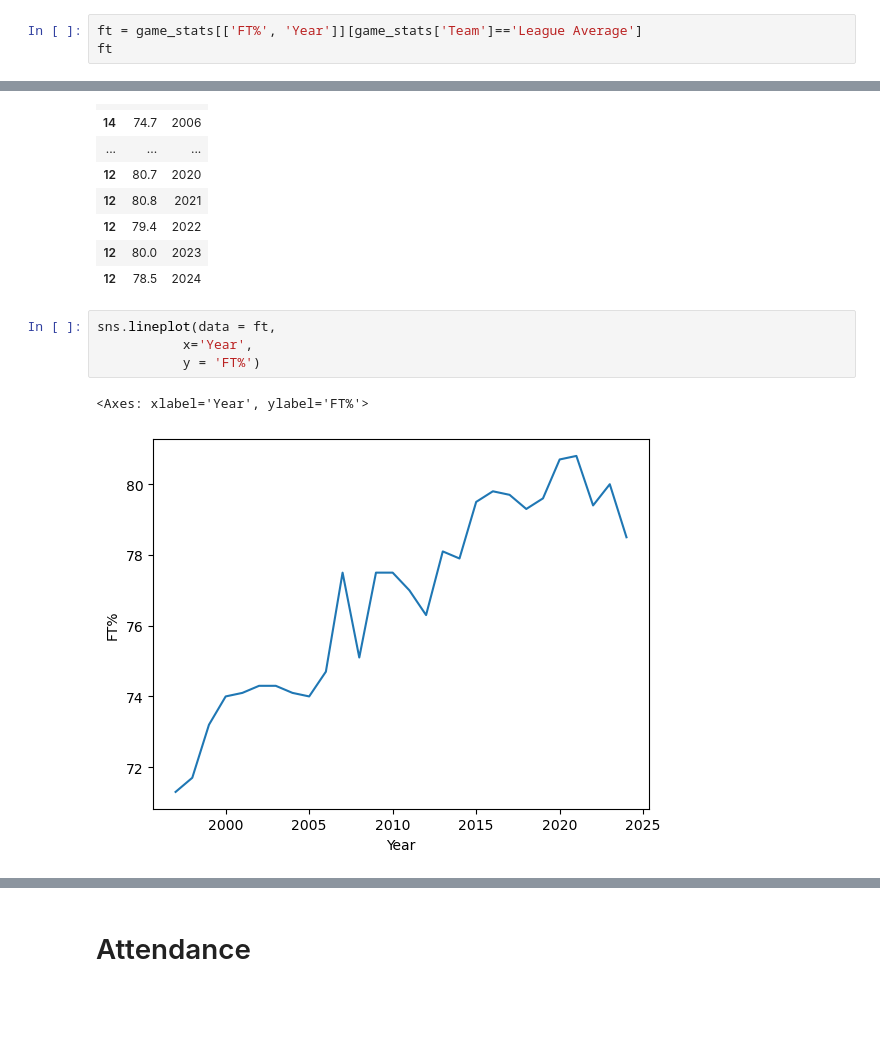
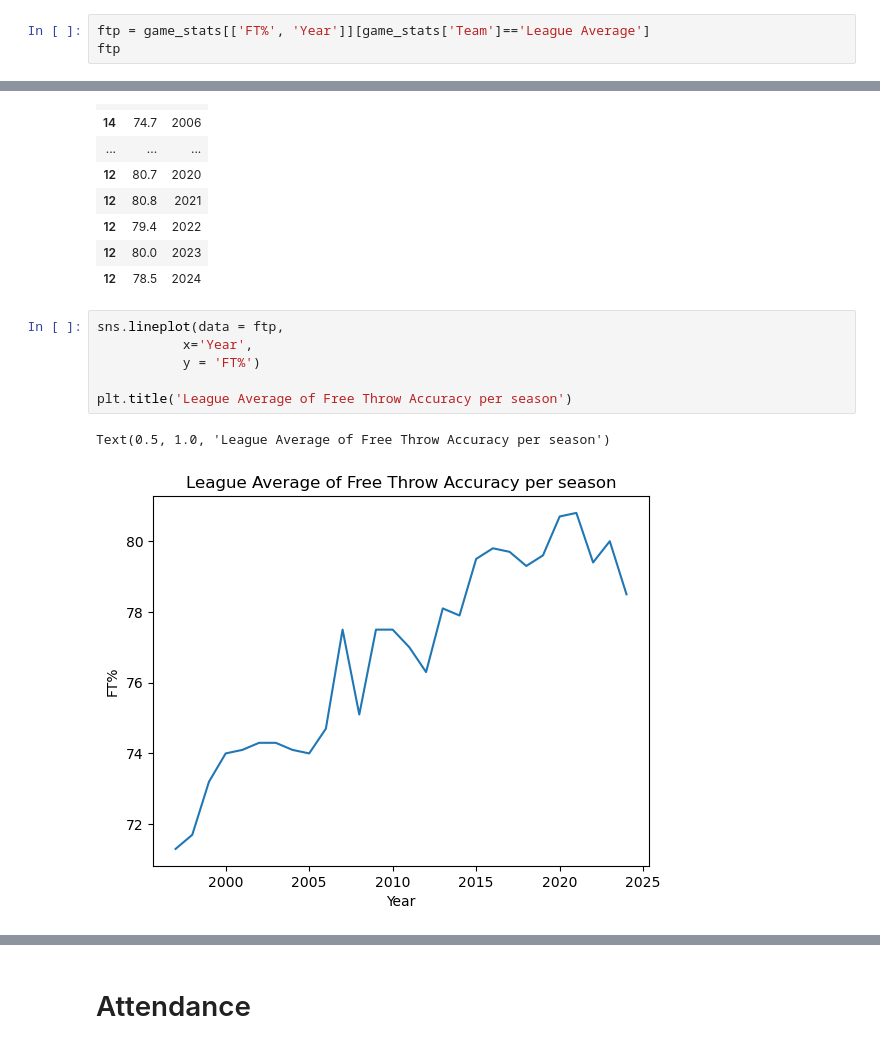
Before and after one commit to tasleem-m/Insight-into-the-WNBA, a Jupyter notebook: notebook/Capstone_copy.ipynb, the cells around one changed output, grey strips where cells are left out. Cells and saved outputs as stored; diff of their text form; blank space fills up the shorter version.

Commit message:
stat

```diff
--- a/notebook/Capstone_copy.ipynb
+++ b/notebook/Capstone_copy.ipynb
@@ -520,6 +962,6 @@ sns.lineplot(data = fta,
 # %%
-ft = game_stats[['FT%', 'Year']][game_stats['Team']=='League Average']
-ft
+ftp = game_stats[['FT%', 'Year']][game_stats['Team']=='League Average']
+ftp
 # %% [output]
 |  | FT% | Year |
 | 8 | 71.3 | 1997 |
@@ -539,9 +981,11 @@ ft
 | 12 | 80.0 | 2023 |
 | 12 | 78.5 | 2024 |
 # %%
-sns.lineplot(data = ft,
+sns.lineplot(data = ftp,
            x='Year',
            y = 'FT%')
+
+plt.title('League Average of Free Throw Accuracy per season')
 # %% [output]
-<Axes: xlabel='Year', ylabel='FT%'>
+Text(0.5, 1.0, 'League Average of Free Throw Accuracy per season')
-[figure, old version]
+[figure, new version]
```
Also changed, not shown: parts of 68 cells of this notebook.
